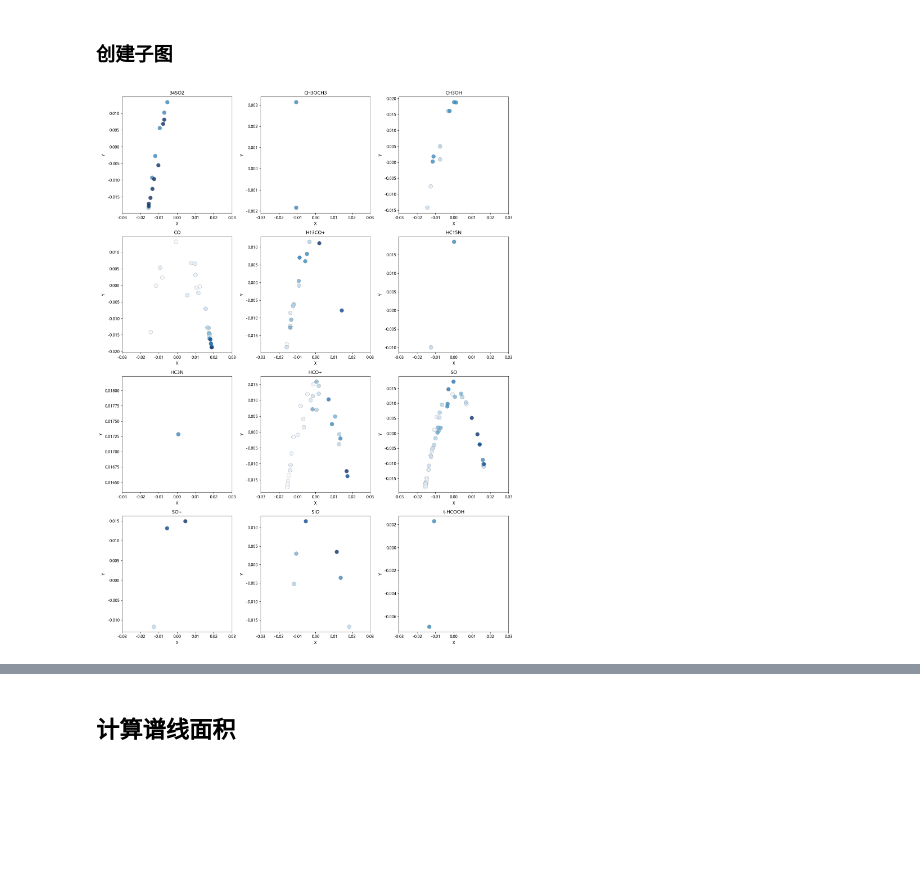
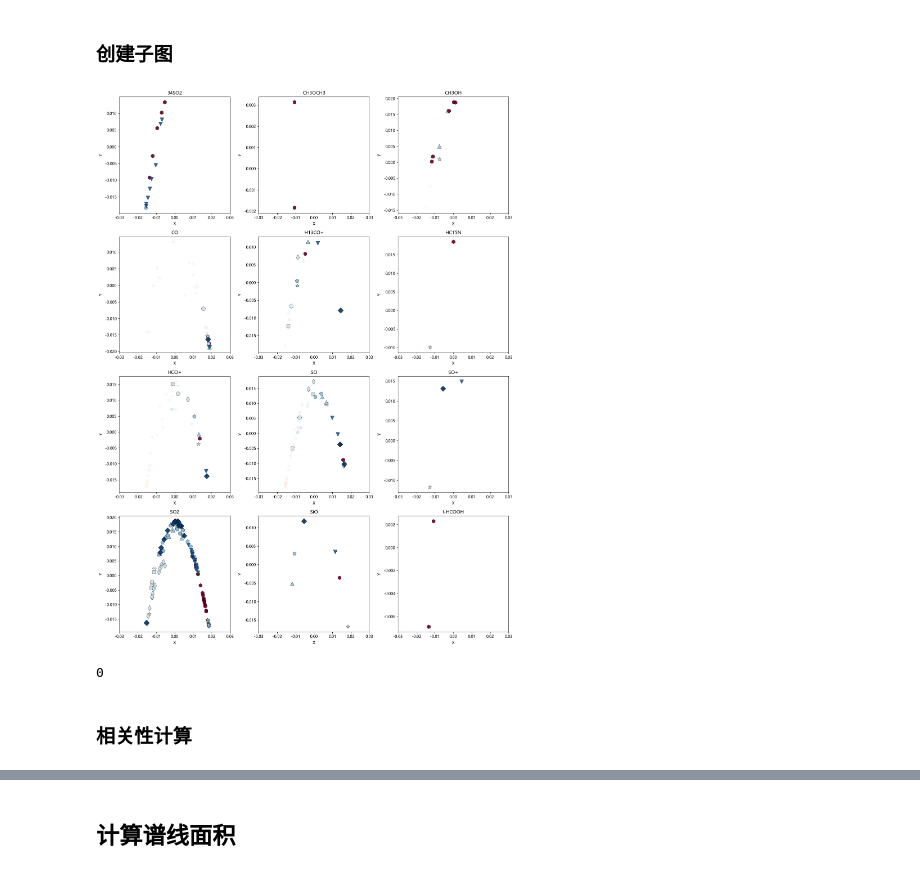
Before and after one commit to Neuvillette-Fontaine/spectrum-with-VAE, a Jupyter notebook: many source - all.ipynb, the cells around one changed output, grey strips where cells are left out. Cells and saved outputs as stored; diff of their text form; code cells hidden in the pictures; blank space fills up the shorter version.

```diff
--- a/many source - all.ipynb
+++ b/many source - all.ipynb
@@ -1113,9 +1100,9 @@ print(df_source['Source'][5][:4])
 4   Lh06                 15.3   P
 Lh05
 # %%
-# -----------------------读取连续谱和线强度信息--------------------------------
+# -----------------------读取连续谱和线强度信息（以及聚类结果）--------------------------------
 
-path_line = 'C:\\Users\\zyx\\Desktop\\Spectral with Machine Learning\\data\\Continuum and Line intensities.txt'
+path_line = 'C:\\Users\\zyx\\Desktop\\Spectral with Machine Learning\\data\\source_data_cluster_result(2).txt'
 
 df_line = pd.read_csv(path_line)
 print(df_line.head())
@@ -1138,3 +1128,16 @@ Lh10
+# %%
+# -----------------------读取PCA结果--------------------------------
+path_pca = 'C:\\Users\\zyx\\Desktop\\Spectral with Machine Learning\\data\\pca_scores.txt'
+
+df_pca=pd.read_csv(path_pca)
+# 转成字典，方便按源名索引
+pc1_per_source = dict(zip(df_pca['source'], df_pca['PC1']))
+pc2_per_source = dict(zip(df_pca['source'], df_pca['PC2']))
+
+# 扩展到281个点（每个点对应它所属的源）
+# labels_source: (281,) 每个点的源名
+pc1_per_point = np.array([pc1_per_source[src] for src in sources])
+pc2_per_point = np.array([pc2_per_source[src] for src in sources])
 # %% [markdown]
 ### 记录信息
 # %%
@@ -1209,19 +1212,21 @@ for i in range(len(sources)):
 max_L=max(source_luminosity)
 min_L=min(source_luminosity)
 # %%
-# -----------------------把源的连续谱、线强度记录下来(source_continuum, source_intensity)----------------------------
+# ------------------把源的连续谱、线强度，聚类结果记录下来(source_continuum, source_intensity,cluster_pca)-----------------------
 source_continuum = []
 source_intensity_SO2 = []
 source_intensity_CO = []
+cluster_pca = []
 
 for i in range(len(sources)):
     target_source=sources[i]
     condition = df_line['Source'].str.startswith(target_source, na=False)
     filtered = df_line.loc[condition]
-    source_continuum.append(float(filtered.iloc[0]['Continuum']))
-    source_intensity_CO.append(float(filtered.iloc[0]['CO']))
-    source_intensity_SO2.append(float(filtered.iloc[0]['SO2.1']))
+    #source_continuum.append(float(filtered.iloc[0]['Continuum']))
+    #source_intensity_CO.append(float(filtered.iloc[0]['CO']))
+    #source_intensity_SO2.append(float(filtered.iloc[0]['SO2.1']))
+    cluster_pca.append(float(filtered.iloc[0]['cluster_pca']))
 
-print(source_continuum)
-print(len(source_continuum))
+print(cluster_pca)
+#print(len(source_continuum))
 # %% [output]
@@ -1229,0 +1234,8 @@ print(len(source_continuum))
+# %%
+# ---------------------------计算CO的积分强度（求面积？）----------------------------
+source_integral_CO={}
+for i, (src, mol) in enumerate(zip(sources,molecules)):
+    if mol == 'CO':
+        integral=sum(flux_matrix[i])
+        source_integral_CO[src]=integral
+print(source_integral_CO)
@@ -1731,6 +1854,18 @@ def print_picture_others(info1):
     #plt.savefig('C:\\Users\\zyx\\Desktop\\Spectral with Machine Learning\\code\\picture\\all_sources.png', dpi=600, bbox_inches='tight')
     plt.show()
 # %%
-print_picture_others(source_luminosity)
+print_picture_others(marker_map,
+                     pc2_per_point,
+                    discrete=False
+                    )
 # %% [output]
-[figure, old version]
+[figure, new version]
+# %%
+if 'Lh02' in marker_map:
+    print(1)
+else:
+    print(0)
+# %% [output]
+0
+# %% [markdown]
+### 相关性计算
```
Also changed, not shown: parts of 40 cells of this notebook, 32 other files.
